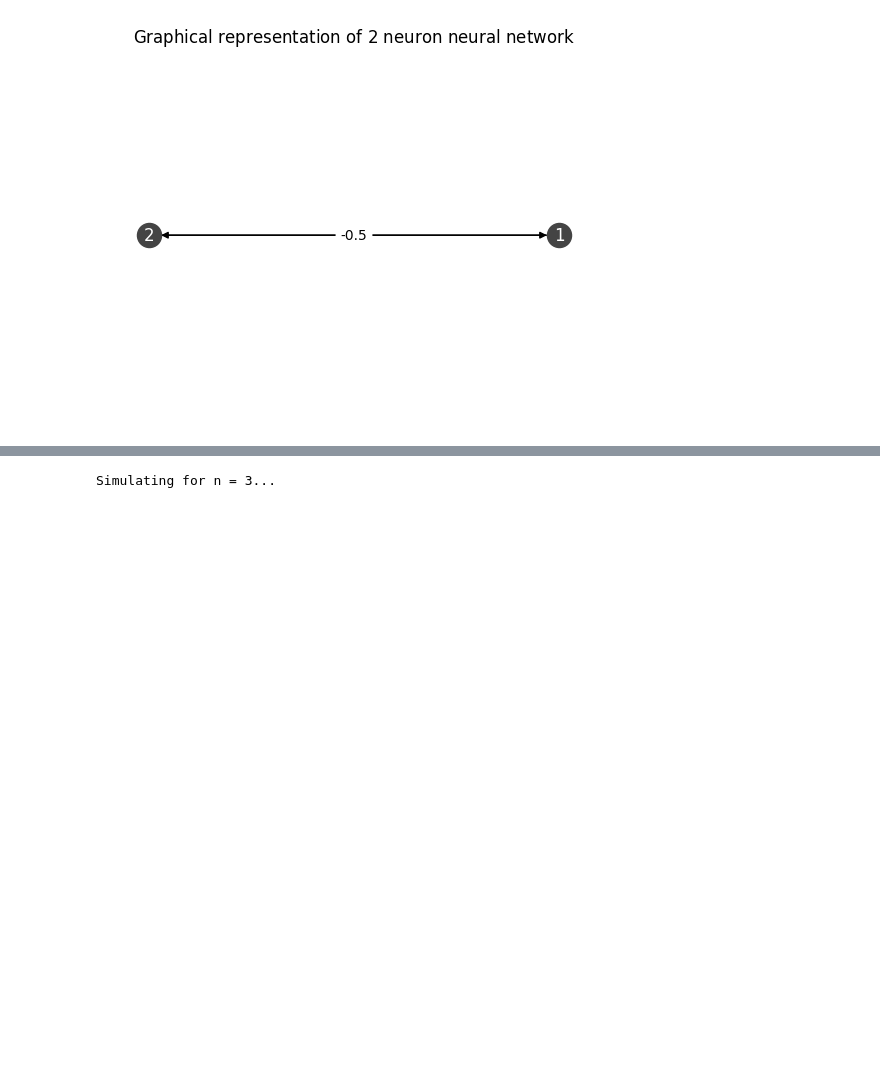
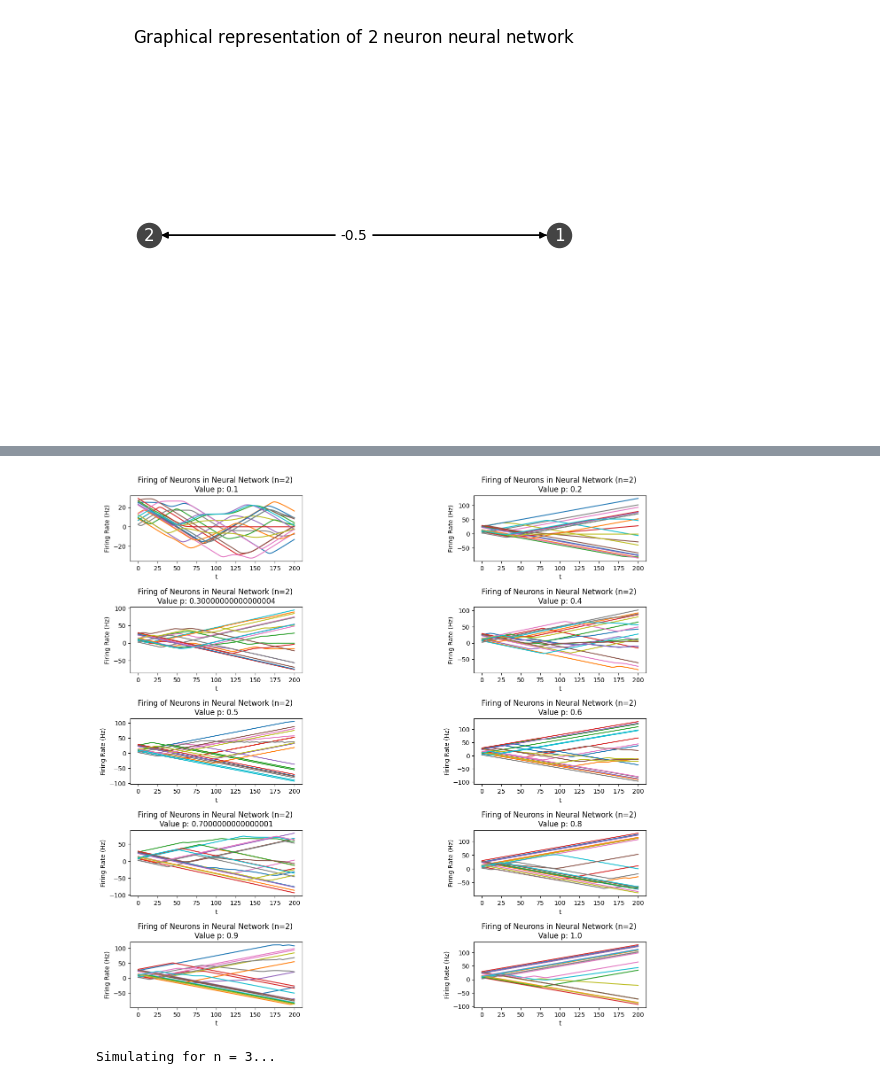
Before and after one commit to enriquea02/uw, a Jupyter notebook: eep502_analytical_methods_for_electrical_engineering/homework/final_diff_eqn_and_neural_networks_eantunano.ipynb, the cells around one changed output, grey strips where cells are left out. Cells and saved outputs as stored; diff of their text form; code cells hidden in the pictures; blank space fills up the shorter version.

```diff
--- a/eep502_analytical_methods_for_electrical_engineering/homework/final_diff_eqn_and_neural_networks_eantunano.ipynb
+++ b/eep502_analytical_methods_for_electrical_engineering/homework/final_diff_eqn_and_neural_networks_eantunano.ipynb
@@ -443,3 +446,48 @@ print(W)
+# %%
+# Simulate 20-neuron neural network with various random adjancency matrices by changing the value p
+# Set initial conditons to generate random weight matrices
+p = np.linspace(0.1, 1, 10)
+n = 20
+lower_bound = 0
+upper_bound = 1
+W_p = []
+
+# Initializing activation bias
+b = np.zeros(n)
+# Setting timestep range for ODE func
+time_steps = [0,200]
+# Initializing neuron firing rates for all neurons in the neural network to a random real number between 0 Hz and 13 Hz.
+# This range appears to be a reasonable neural firing rates for alpha,delta,theta,and beta brain waves
+# The animal is not specified, but assuming brain activity observations are on humans, based on the surronding article context.
+# Wikipedia. [Neural oscillation]. Wikipedia. [Online]. Available: https://en.wikipedia.org/wiki/Neural_oscillation (Accessed: Dec. 7, 2024).
+init_neuron_firing_rate_vector = np.array([random.uniform(0,30) for i in range(n)]).reshape(n,)
+# Setting up evaluation points for ODE func
+t_eval = np.linspace(0, 200, 2000)
+
+# Generate weight matrices
+for i in range(len(p)):
+    rand_weight_matrix = gen_rand_weight_matrix(n,p[i],lower_bound,upper_bound)
+    W_p.append(sub_identity_matrix(n,rand_weight_matrix))
+
+# Generate subplot variable
+num_rows = 5
+num_cols = 2
+fig,xn = plt.subplots(num_rows,num_cols,figsize=(15,15))
+plt.subplots_adjust(wspace=1, hspace=0.7)
+
+for iter in range(len(p)):
+    # Plot the simulated behavior of a three neuron neural network
+    t,y = neuron_ode(W_p[iter],init_neuron_firing_rate_vector,time_steps,b,t_eval)
+
+    a = xn[int(iter/num_cols), iter%num_cols]
+    # Plot the firing of each neuron in neural network
+    for i in range(n):
+        a.plot(t, y[i], label=f"Neuron {i+1}")
+    a.set_title(f"Firing of Neurons in Neural Network (n=2) \nValue p: {p[iter]}")
+    a.set_xlabel("t")
+    a.set_ylabel("Firing Rate (Hz)")
+# %% [output]
+[figure, added]
 # %%
 import numpy as np
 from scipy.integrate import solve_ivp
```
Also changed, not shown: parts of 6 cells of this notebook.
